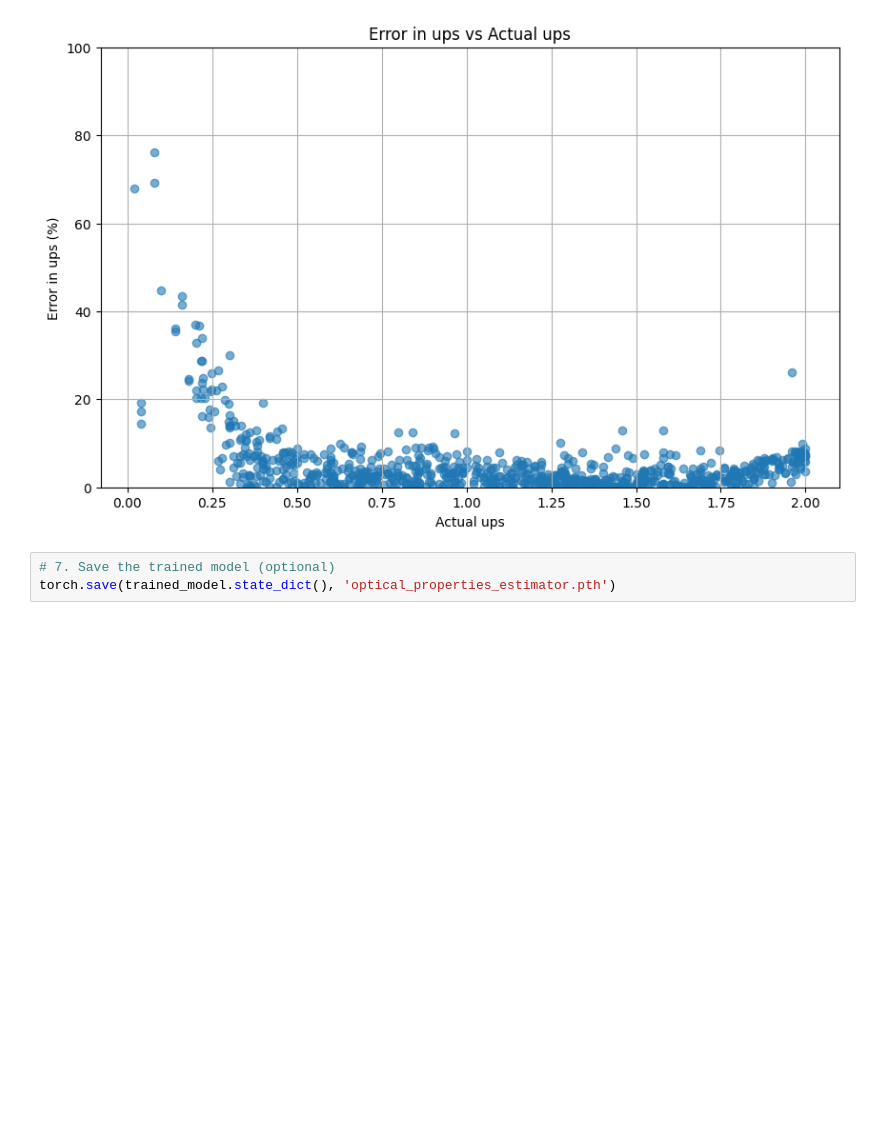
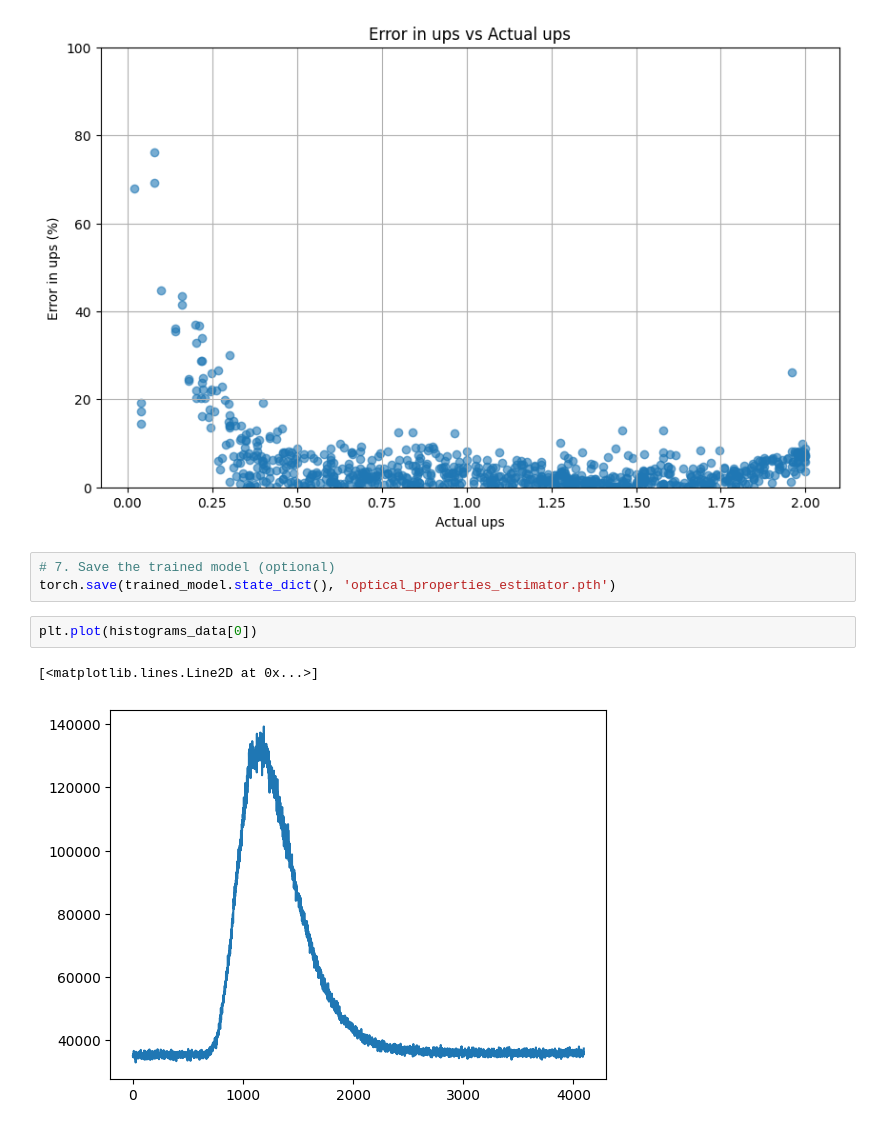
Before and after one commit to nicocarbone/PHDFitAI, a Jupyter notebook: AIFitPrototype.ipynb, the cells around one changed output. Saved outputs shown, nothing was run; the diff lists cells and outputs as text; blank space fills up the shorter version.

```diff
--- a/AIFitPrototype.ipynb
+++ b/AIFitPrototype.ipynb
@@ -417,3 +433,8 @@ plt.show()
 # %%
 # 7. Save the trained model (optional)
 torch.save(trained_model.state_dict(), 'optical_properties_estimator.pth')
+# %%
+plt.plot(histograms_data[0])
+# %% [output]
+[<matplotlib.lines.Line2D at 0x...>]
+[figure, added]
```
Also changed, not shown: parts of 5 cells of this notebook.
